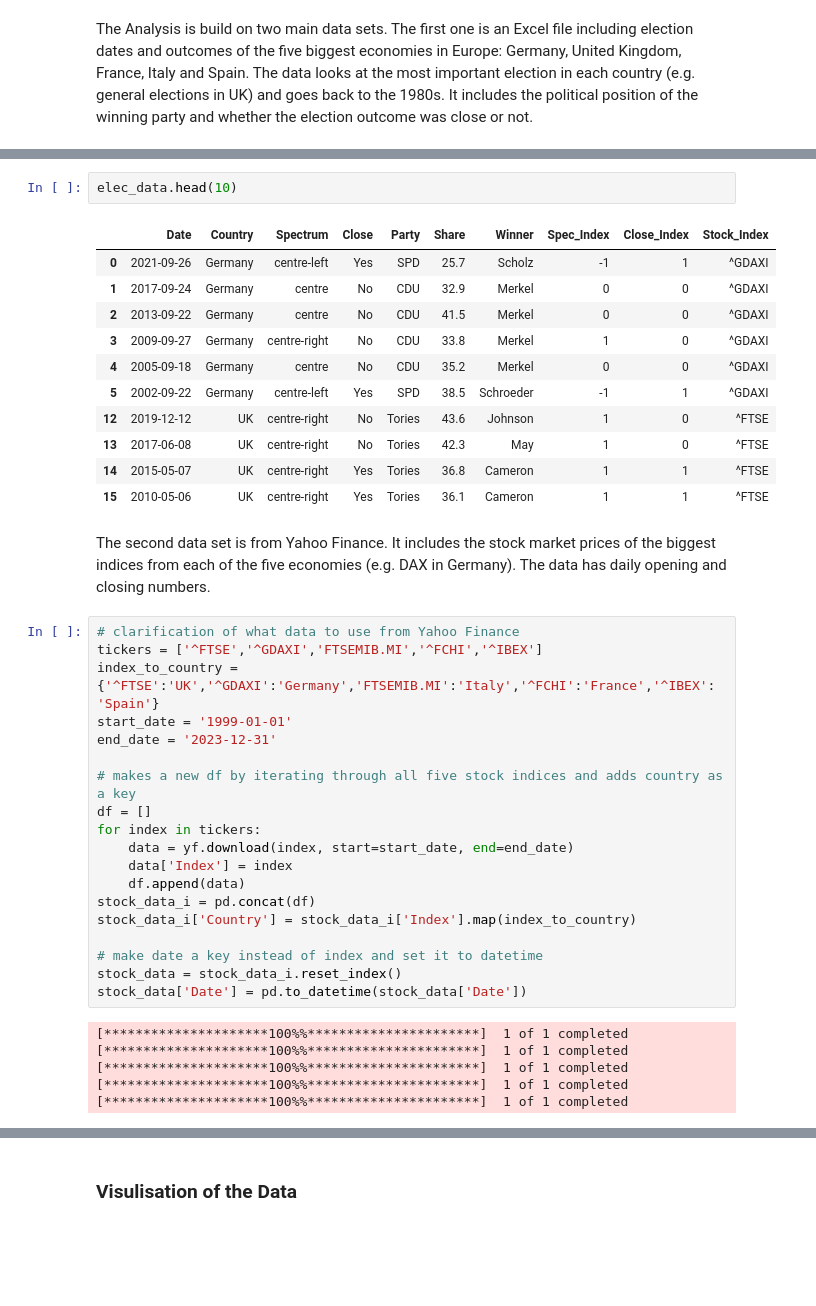
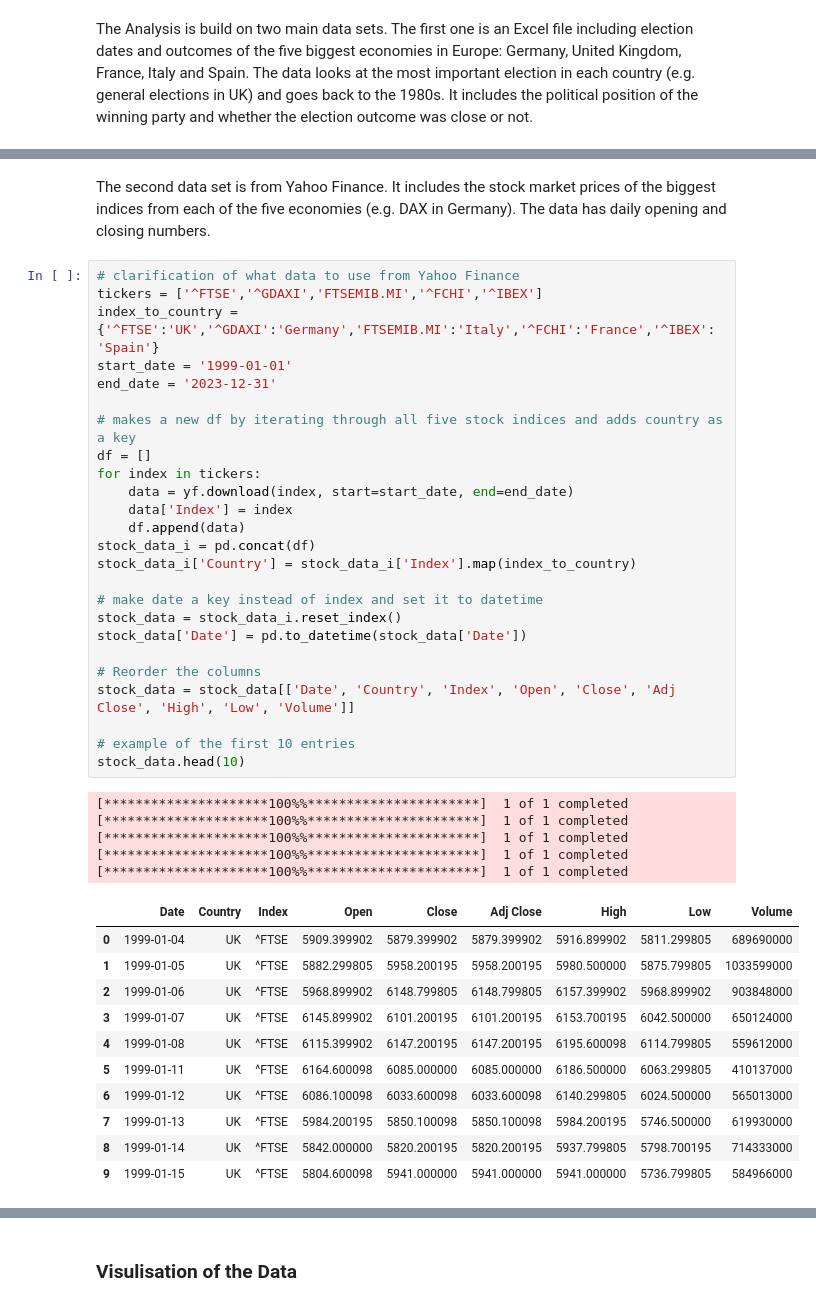
Before and after one commit to RafaelMeiri/Elections_Project, a Jupyter notebook: Introduction.ipynb, the cells around one changed output, grey strips where cells are left out. Drawn from its saved outputs; the diff is of its cells as text; blank space fills up the shorter version.

```diff
--- a/Introduction.ipynb
+++ b/Introduction.ipynb
@@ -54,41 +56,44 @@ See the caveats in the documentation: https://pandas.pydata.org/pandas-docs/stab
-# %%
-elec_data.head(10)
-# %% [output]
-|  | Date | Country | Spectrum | Close | Party | Share | Winner | Spec_Index | Close_Index | Stock_Index |
-| 0 | 2021-09-26 | Germany | centre-left | Yes | SPD | 25.7 | Scholz | -1 | 1 | ^GDAXI |
-| 1 | 2017-09-24 | Germany | centre | No | CDU | 32.9 | Merkel | 0 | 0 | ^GDAXI |
-| 2 | 2013-09-22 | Germany | centre | No | CDU | 41.5 | Merkel | 0 | 0 | ^GDAXI |
-| 3 | 2009-09-27 | Germany | centre-right | No | CDU | 33.8 | Merkel | 1 | 0 | ^GDAXI |
-| 4 | 2005-09-18 | Germany | centre | No | CDU | 35.2 | Merkel | 0 | 0 | ^GDAXI |
-| 5 | 2002-09-22 | Germany | centre-left | Yes | SPD | 38.5 | Schroeder | -1 | 1 | ^GDAXI |
-| 12 | 2019-12-12 | UK | centre-right | No | Tories | 43.6 | Johnson | 1 | 0 | ^FTSE |
-| 13 | 2017-06-08 | UK | centre-right | No | Tories | 42.3 | May | 1 | 0 | ^FTSE |
-| 14 | 2015-05-07 | UK | centre-right | Yes | Tories | 36.8 | Cameron | 1 | 1 | ^FTSE |
-| 15 | 2010-05-06 | UK | centre-right | Yes | Tories | 36.1 | Cameron | 1 | 1 | ^FTSE |
 # %% [markdown]
 The second data set is from Yahoo Finance. It includes the stock market prices of the biggest indices from each of the five economies (e.g. DAX in Germany). The data has daily opening and closing numbers.
 # %%
 # clarification of what data to use from Yahoo Finance
 tickers = ['^FTSE','^GDAXI','FTSEMIB.MI','^FCHI','^IBEX']
 index_to_country = {'^FTSE':'UK','^GDAXI':'Germany','FTSEMIB.MI':'Italy','^FCHI':'France','^IBEX': 'Spain'}
 start_date = '1999-01-01'
 end_date = '2023-12-31'
 
 # makes a new df by iterating through all five stock indices and adds country as a key
 df = []
 for index in tickers:
     data = yf.download(index, start=start_date, end=end_date)
     data['Index'] = index
     df.append(data)
 stock_data_i = pd.concat(df)
 stock_data_i['Country'] = stock_data_i['Index'].map(index_to_country)
 
 # make date a key instead of index and set it to datetime
 stock_data = stock_data_i.reset_index()
 stock_data['Date'] = pd.to_datetime(stock_data['Date'])
+
+# Reorder the columns
+stock_data = stock_data[['Date', 'Country', 'Index', 'Open', 'Close', 'Adj Close', 'High', 'Low', 'Volume']]
+
+# example of the first 10 entries
+stock_data.head(10)
 # %% [output]
 [*********************100%%**********************]  1 of 1 completed
 [*********************100%%**********************]  1 of 1 completed
 [*********************100%%**********************]  1 of 1 completed
 [*********************100%%**********************]  1 of 1 completed
 [*********************100%%**********************]  1 of 1 completed
+|  | Date | Country | Index | Open | Close | Adj Close | High | Low | Volume |
+| 0 | 1999-01-04 | UK | ^FTSE | 5909.399902 | 5879.399902 | 5879.399902 | 5916.899902 | 5811.299805 | 689690000 |
+| 1 | 1999-01-05 | UK | ^FTSE | 5882.299805 | 5958.200195 | 5958.200195 | 5980.500000 | 5875.799805 | 1033599000 |
+| 2 | 1999-01-06 | UK | ^FTSE | 5968.899902 | 6148.799805 | 6148.799805 | 6157.399902 | 5968.899902 | 903848000 |
+| 3 | 1999-01-07 | UK | ^FTSE | 6145.899902 | 6101.200195 | 6101.200195 | 6153.700195 | 6042.500000 | 650124000 |
+| 4 | 1999-01-08 | UK | ^FTSE | 6115.399902 | 6147.200195 | 6147.200195 | 6195.600098 | 6114.799805 | 559612000 |
+| 5 | 1999-01-11 | UK | ^FTSE | 6164.600098 | 6085.000000 | 6085.000000 | 6186.500000 | 6063.299805 | 410137000 |
+| 6 | 1999-01-12 | UK | ^FTSE | 6086.100098 | 6033.600098 | 6033.600098 | 6140.299805 | 6024.500000 | 565013000 |
+| 7 | 1999-01-13 | UK | ^FTSE | 5984.200195 | 5850.100098 | 5850.100098 | 5984.200195 | 5746.500000 | 619930000 |
+| 8 | 1999-01-14 | UK | ^FTSE | 5842.000000 | 5820.200195 | 5820.200195 | 5937.799805 | 5798.700195 | 714333000 |
+| 9 | 1999-01-15 | UK | ^FTSE | 5804.600098 | 5941.000000 | 5941.000000 | 5941.000000 | 5736.799805 | 584966000 |
```
Also changed, not shown: parts of 4 cells of this notebook, 1 other file.
